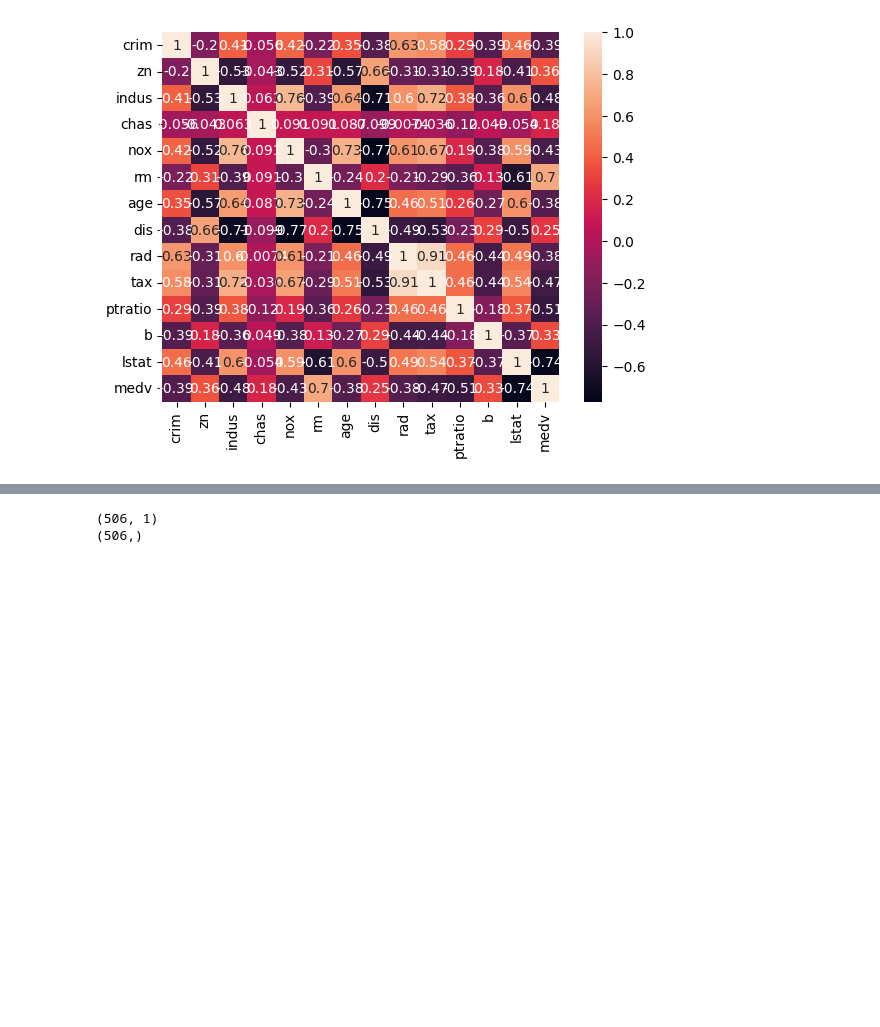
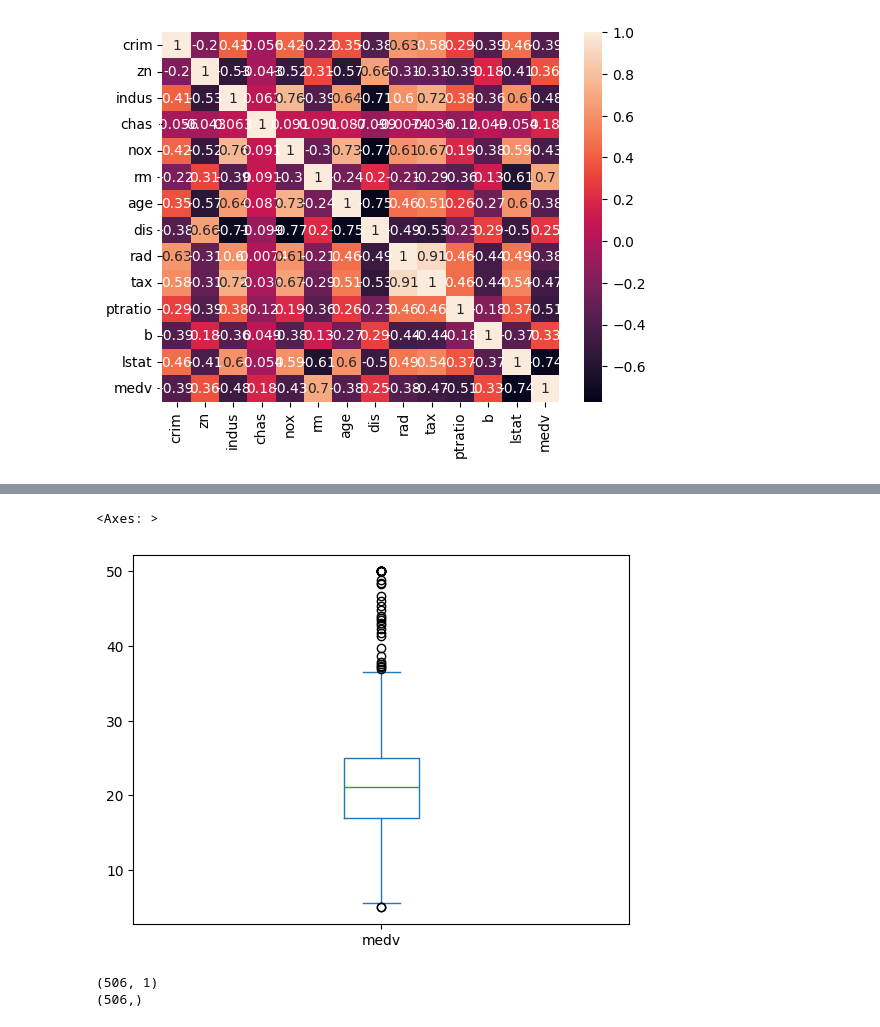
Before and after one commit to Touhidarz/DSBDA, a Jupyter notebook: LinearRegression.ipynb, the cells around one changed output, grey strips where cells are left out. Saved outputs shown, nothing was run; the diff lists cells and outputs as text; code cells hidden in the pictures; blank space fills up the shorter version.

```diff
--- a/LinearRegression.ipynb
+++ b/LinearRegression.ipynb
@@ -133,3 +138,8 @@ map = sns.heatmap(data.corr(), annot=True)
+# %%
+data['medv'].plot(kind='box')
+# %% [output]
+<Axes: >
+[figure, added]
 # %%
 from sklearn.model_selection import train_test_split
 from sklearn.linear_model import LinearRegression
```
Also changed, not shown: parts of 3 cells of this notebook, 7 other files.
